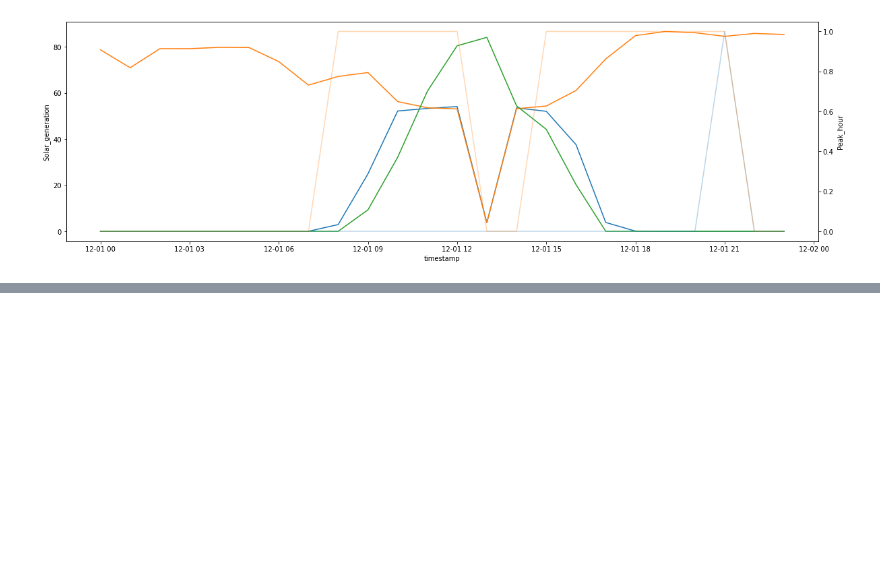
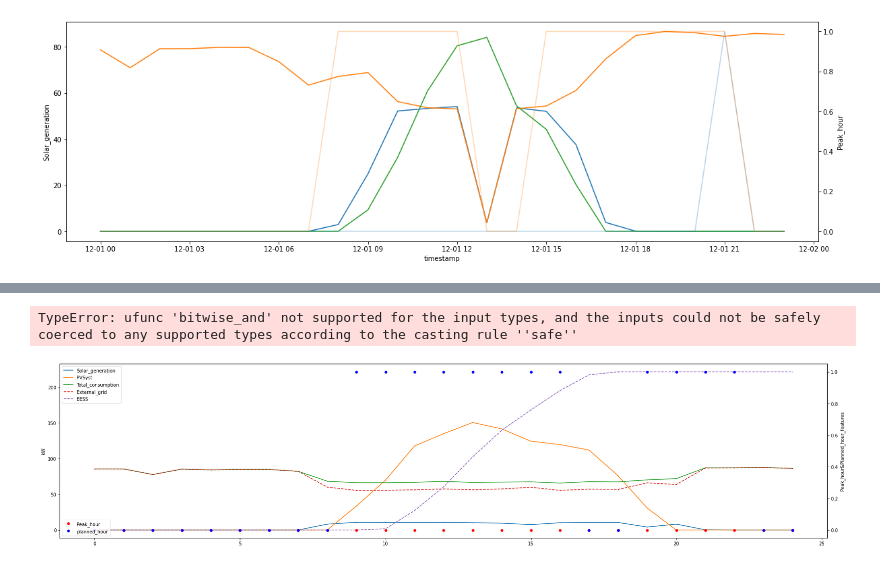
Before and after one commit to Randyrofed/Local_Control_system, a Jupyter notebook: Local_Control_System.ipynb, the cells around one changed output, grey strips where cells are left out. Saved outputs shown, nothing was run; the diff lists cells and outputs as text; code cells hidden in the pictures; blank space fills up the shorter version.

```diff
--- a/Local_Control_System.ipynb
+++ b/Local_Control_System.ipynb
@@ -244,0 +304,17 @@ sns.lineplot(data = drange, x=drange.index, y='planned_hour', alpha=0.3, ax=ax2)
+# %%
+#e_current = 314 #заряд накопителя
+algorithm=drange.reset_index(drop=True) #сбрасываем индекс для удобства
+algorithm.loc[:, "EESS"]=0 #стартовый заряд накопителя
+algorithm.loc[0, "EESS"]=0 #стартовый заряд накопителя
+for i in range(len(algorithm)):
+    if i>0:
+        if algorithm.loc[i, "delta"]>= 3 & algorithm.loc[i, "EESS"]<314 :
+            algorithm.loc[i, "EESS"] = algorithm.loc[i-1, "EESS"] + algorithm.loc[i, "delta"]/2
+        else:
+            algorithm.loc[i, "EESS"] = algorithm.loc[i-1, "EESS"]
+
+
+
+algorithm
+# %% [output]
+TypeError: ufunc 'bitwise_and' not supported for the input types, and the inputs could not be safely coerced to any supported types according to the casting rule ''safe''
@@ -244,0 +325,24 @@ sns.lineplot(data = drange, x=drange.index, y='planned_hour', alpha=0.3, ax=ax2)
+# %%
+#строим график
+fig, ax = plt.subplots(figsize=(30, 7))
+ax2 = ax.twinx()
+ax.plot(algorithm['Solar_generation'],
+marker='.', linestyle='-', linewidth=1.5, markersize=1, label='Solar_generation')
+ax.plot(algorithm['PVSyst'],
+marker='.', markersize=1, linewidth=1.5, linestyle='-', label='PVSyst')
+ax.plot(algorithm['Total_consumption'],
+marker='.', markersize=1, linewidth=1.5, linestyle='-', label='Total_consumption')
+ax.plot(algorithm['External_grid'],
+marker='.', markersize=1, linewidth=1.5, linestyle='--', label='External_grid')
+ax.plot(algorithm['EESS'],
+marker='.', markersize=1, linewidth=1.5, linestyle='--', label='EESS')
+ax.set_ylabel('kW')
+ax2.plot(algorithm['Peak_hour']*0.9,#признак пикового часа домножен на 0,9, чтобы не сливаться с ПЧПН
+color='red', label='Peak_hour',linewidth=0, marker = 'o', markersize=5)
+ax2.plot(algorithm['planned_hour'],
+color='blue', label='planned_hour', linewidth=0, marker = 'o', markersize=5)
+ax2.set_ylabel('Peak_hour&Planned_hour_features')
+leg = ax.legend(loc = 2)
+leg1 = ax2.legend(loc = 3)
+# %% [output]
+[figure, added]
```
Also changed, not shown: parts of 9 cells of this notebook.
